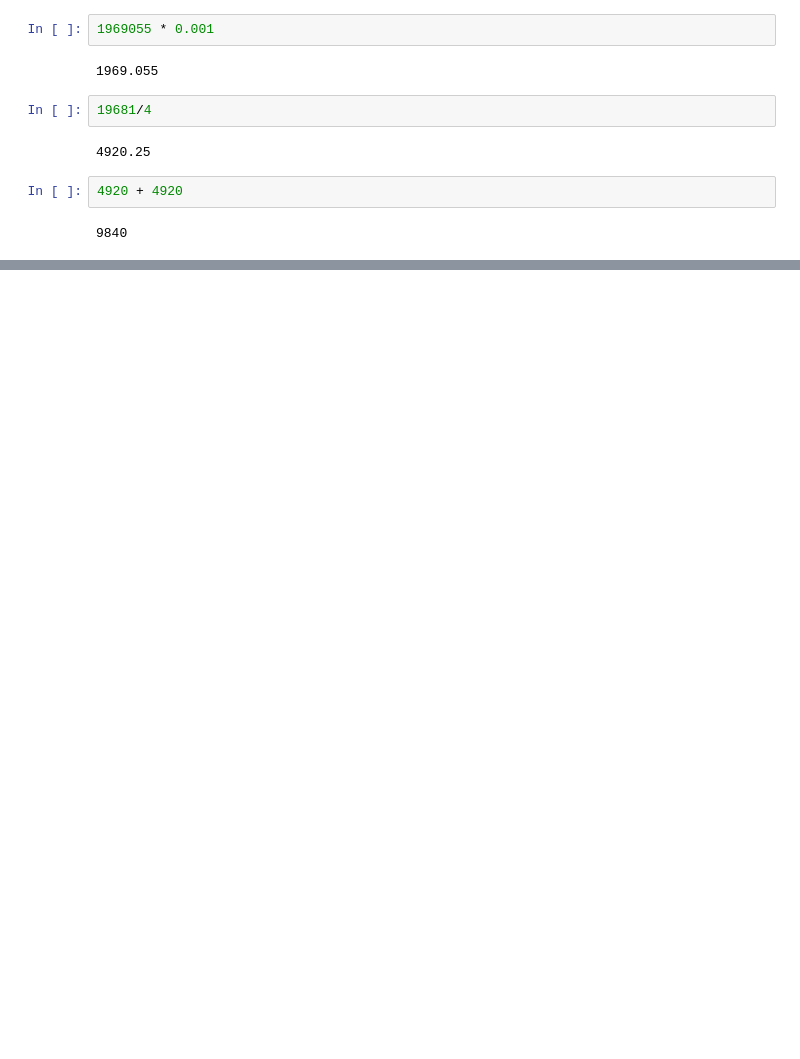
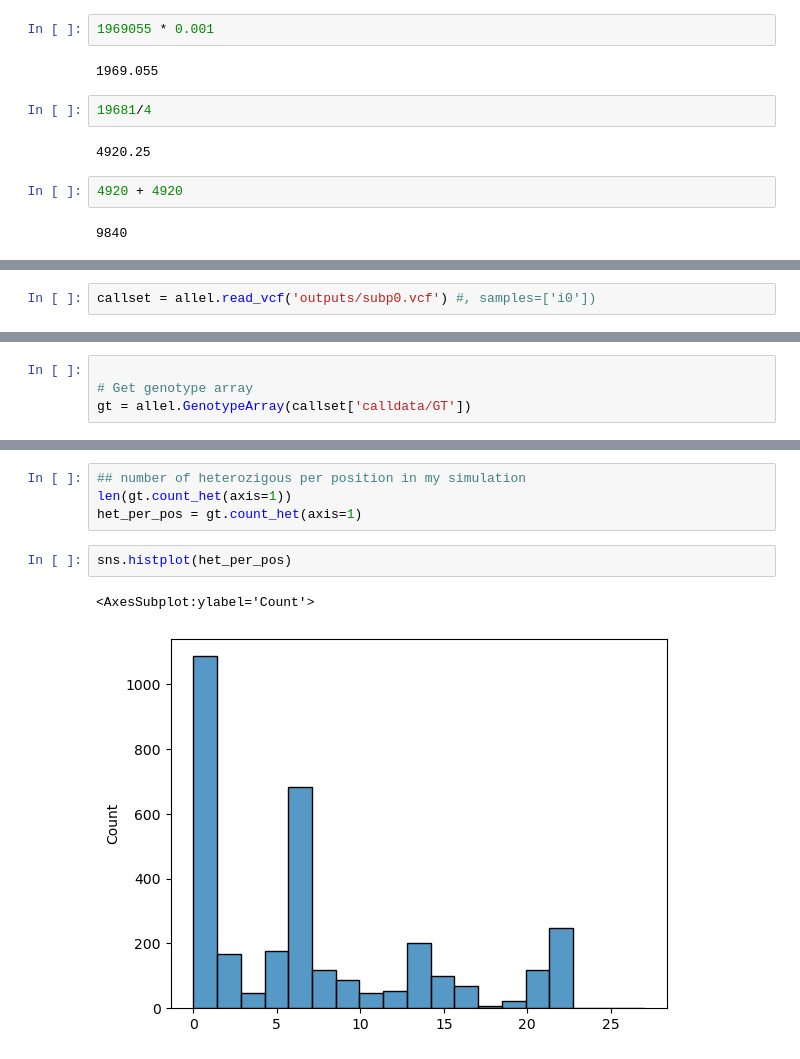
Before and after one commit to Tatianabellagio/slim_grenenet, a Jupyter notebook: Simulation_from_vcf.ipynb, the cells around one changed output, grey strips where cells are left out. Saved outputs shown, nothing was run; the diff lists cells and outputs as text; blank space fills up the shorter version.

```diff
--- a/Simulation_from_vcf.ipynb
+++ b/Simulation_from_vcf.ipynb
@@ -529,0 +645,2 @@ sns.lineplot(x,y);
+# %%
+callset = allel.read_vcf('outputs/subp0.vcf') #, samples=['i0'])
@@ -529,0 +649,4 @@ sns.lineplot(x,y);
+# %%
+
+# Get genotype array
+gt = allel.GenotypeArray(callset['calldata/GT'])
@@ -529,0 +663,9 @@ sns.lineplot(x,y);
+# %%
+## number of heterozigous per position in my simulation
+len(gt.count_het(axis=1))
+het_per_pos = gt.count_het(axis=1)
+# %%
+sns.histplot(het_per_pos)
+# %% [output]
+<AxesSubplot:ylabel='Count'>
+[figure, added]
```
Also changed, not shown: parts of 70 cells of this notebook, 3 other files.
